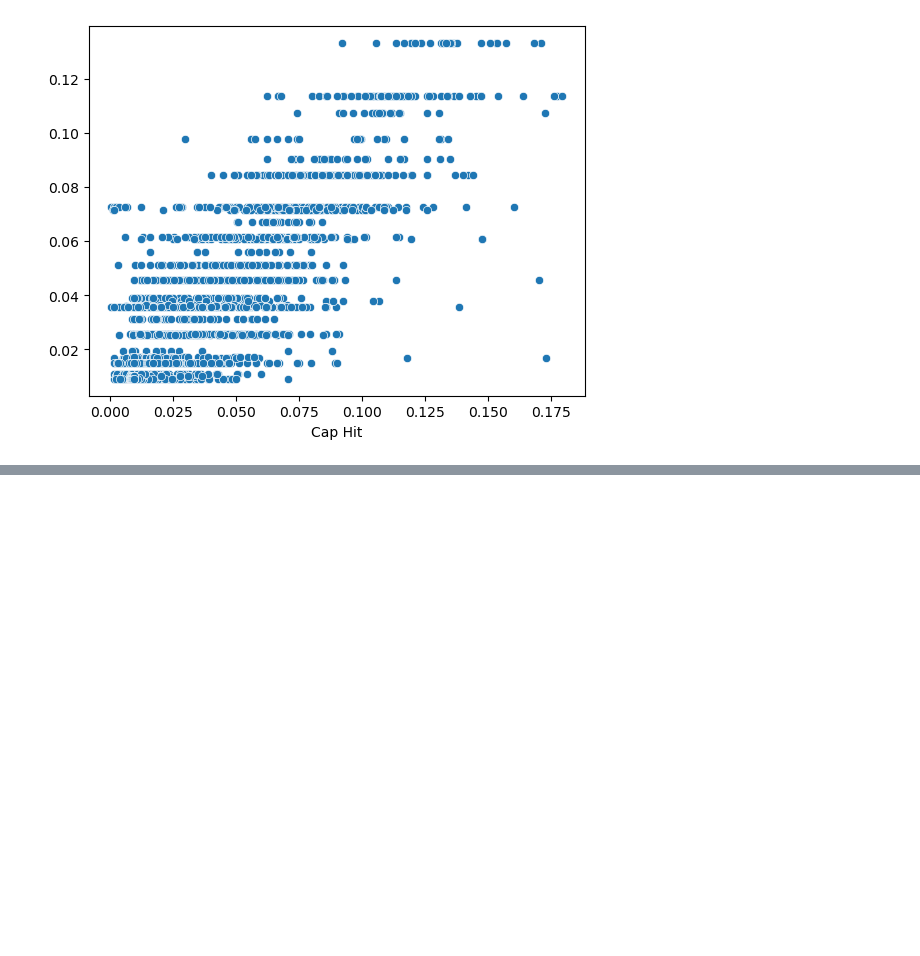
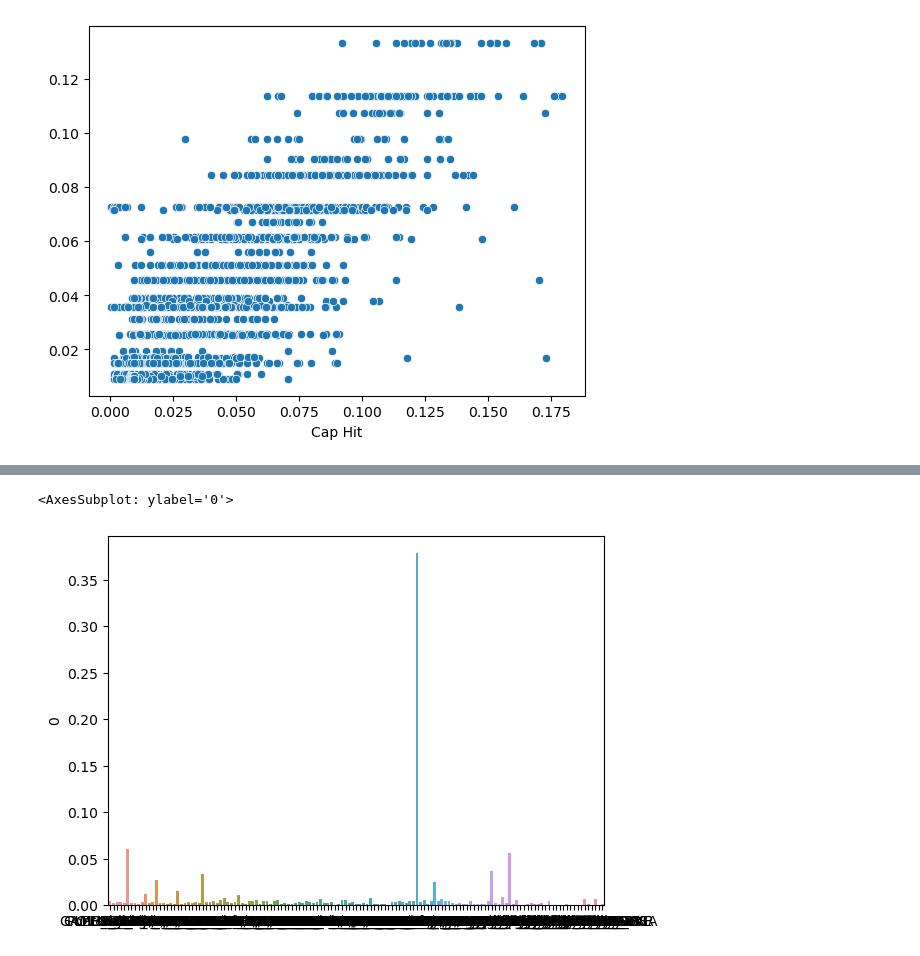
Before and after one commit to adobronyi/nhl_contract_models, a Jupyter notebook: model.ipynb, the cells around one changed output, grey strips where cells are left out. Drawn from its saved outputs; the diff is of its cells as text; code cells hidden in the pictures; blank space fills up the shorter version.

```diff
--- a/model.ipynb
+++ b/model.ipynb
@@ -394,0 +442,9 @@ sns.scatterplot(x=y,y=y_pred)
+# %%
+xgbr_parameters_2 = {'learning_rate': [0.05, 0.10, 0.15],
+                     'max_depth': [5,10,20],
+                     'min_child_weight': [3,5,10],
+                     'n_estimators': [40,80,100],
+                     'tree_method': ['exact','approx','hist']}
+# %%
+gs_xgbr_2 = GridSearchCV(xgbr,xgbr_parameters_2,scoring='neg_mean_absolute_error',cv=5,verbose=False)
+gs_xgbr_2.fit(X,y)
@@ -394,0 +477,3 @@ sns.scatterplot(x=y,y=y_pred)
+# %%
+xgb_default = XGBRegressor(random_state=42)
+xgb_default.fit(X,y)
@@ -394,0 +498,2 @@ sns.scatterplot(x=y,y=y_pred)
+# %%
+xgb_default_featureImportances = pd.DataFrame(pd.Series(xgb_default.feature_importances_,index=xgb_default.feature_names_in_))
@@ -394,0 +516,5 @@ sns.scatterplot(x=y,y=y_pred)
+# %%
+sns.barplot(x=xgb_default_featureImportances.index,y=xgb_default_featureImportances[0])
+# %% [output]
+<AxesSubplot: ylabel='0'>
+[figure, added]
```
Also changed, not shown: parts of 31 cells of this notebook, 1 other file.
